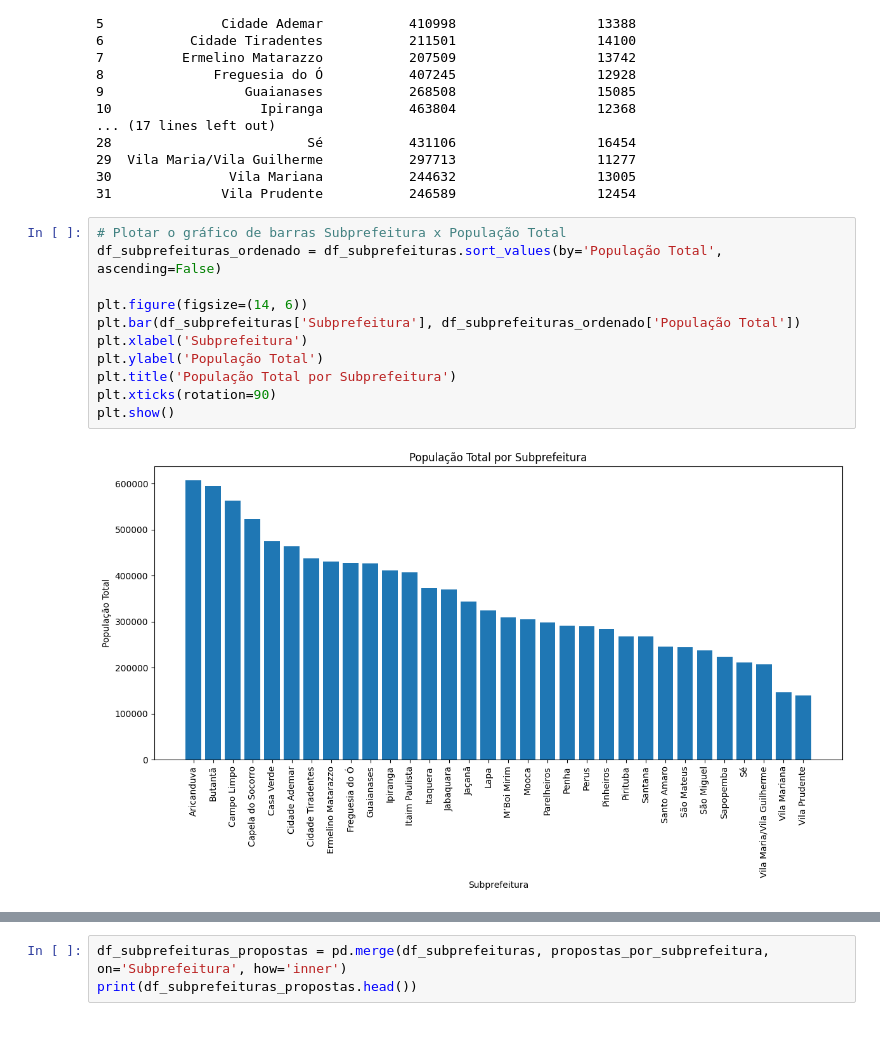
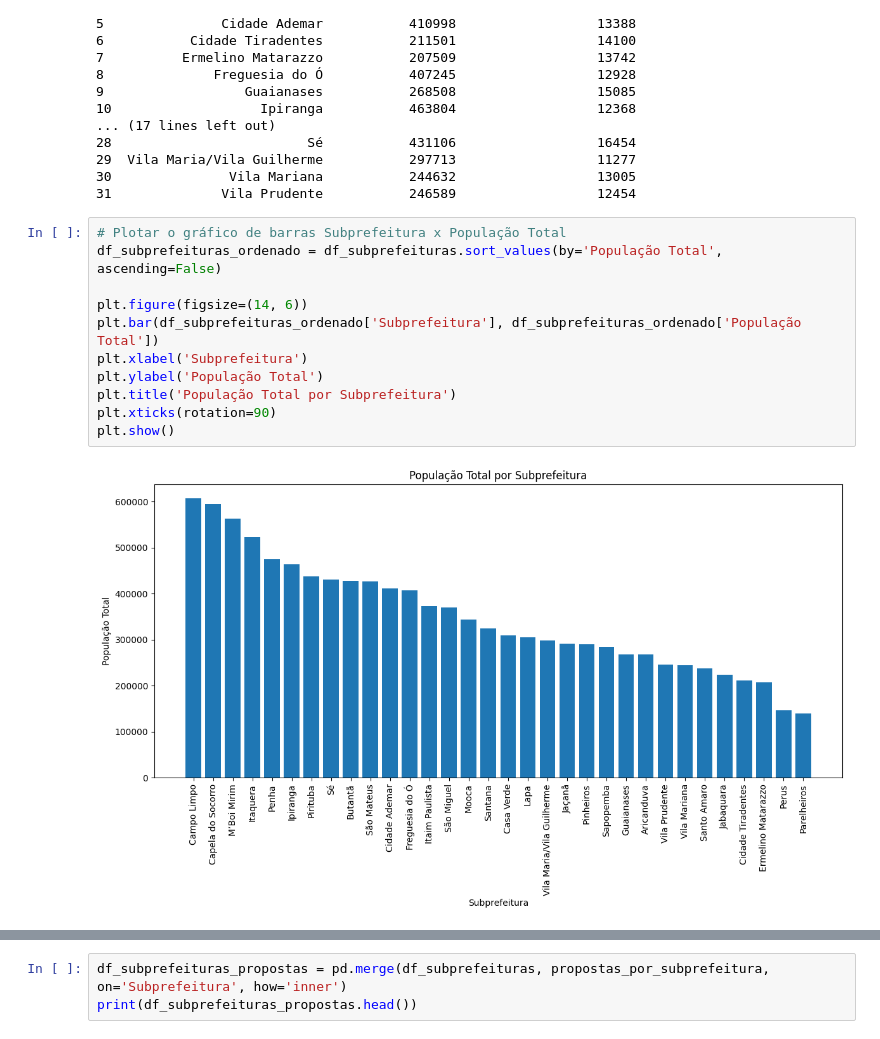
Before and after one commit to iwamotoraphael/participacao-politica, a Jupyter notebook: analise/participe+/orcamento-participativo-2022.ipynb, the cells around one changed output, grey strips where cells are left out. Drawn from its saved outputs; the diff is of its cells as text.

```diff
--- a/analise/participe+/orcamento-participativo-2022.ipynb
+++ b/analise/participe+/orcamento-participativo-2022.ipynb
@@ -266,16 +279,16 @@ print(df_subprefeituras)
 # %%
 # Plotar o gráfico de barras Subprefeitura x População Total
 df_subprefeituras_ordenado = df_subprefeituras.sort_values(by='População Total', ascending=False)
 
 plt.figure(figsize=(14, 6))
-plt.bar(df_subprefeituras['Subprefeitura'], df_subprefeituras_ordenado['População Total'])
+plt.bar(df_subprefeituras_ordenado['Subprefeitura'], df_subprefeituras_ordenado['População Total'])
 plt.xlabel('Subprefeitura')
 plt.ylabel('População Total')
 plt.title('População Total por Subprefeitura')
 plt.xticks(rotation=90)
 plt.show()
 # %% [output]
-[figure, old version]
+[figure, new version]
 # %%
 # Plotar o gráfico de barras Subprefeitura x Densidade Demográfica
 df_subprefeituras_ordenado = df_subprefeituras.sort_values(by='Densidade Demográfica', ascending=False)
```
Also changed, not shown: parts of 3 cells of this notebook, 1 other file.
